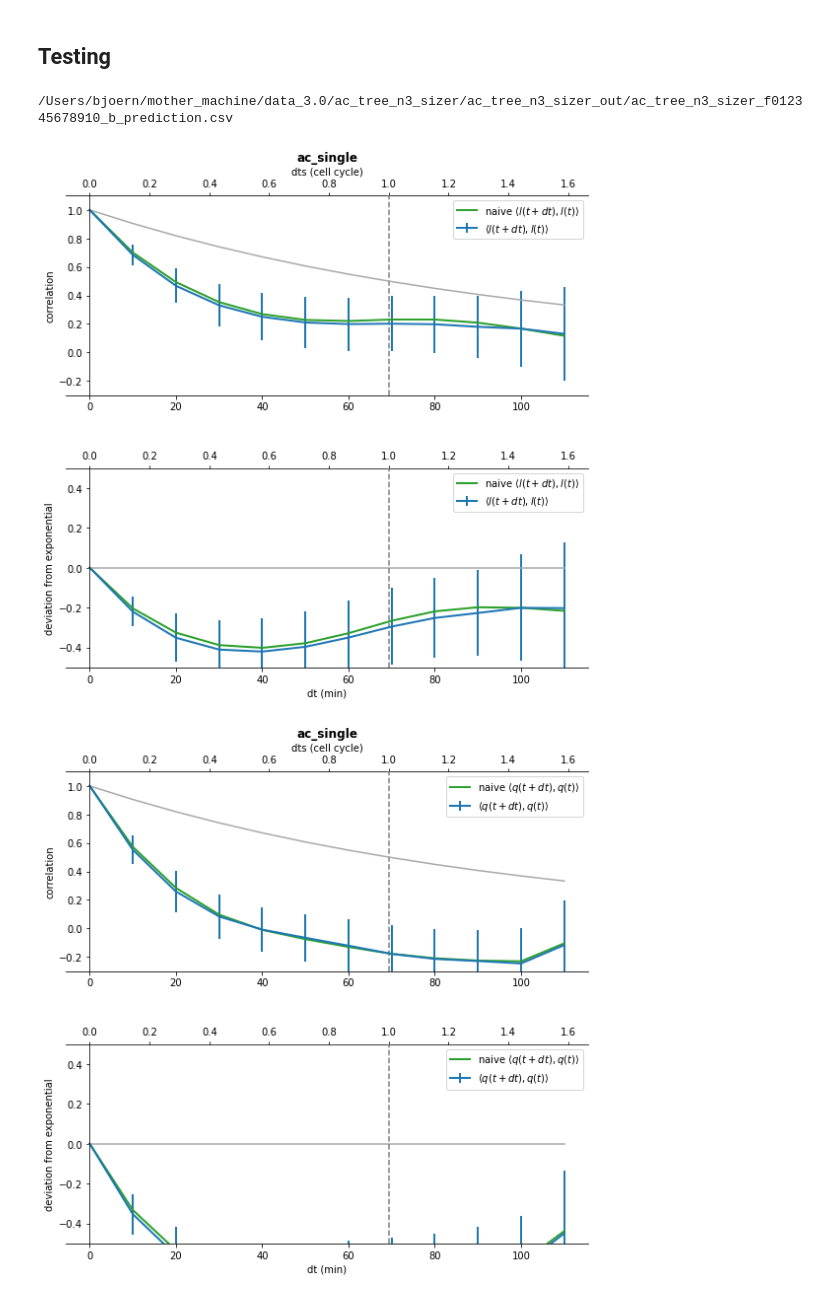
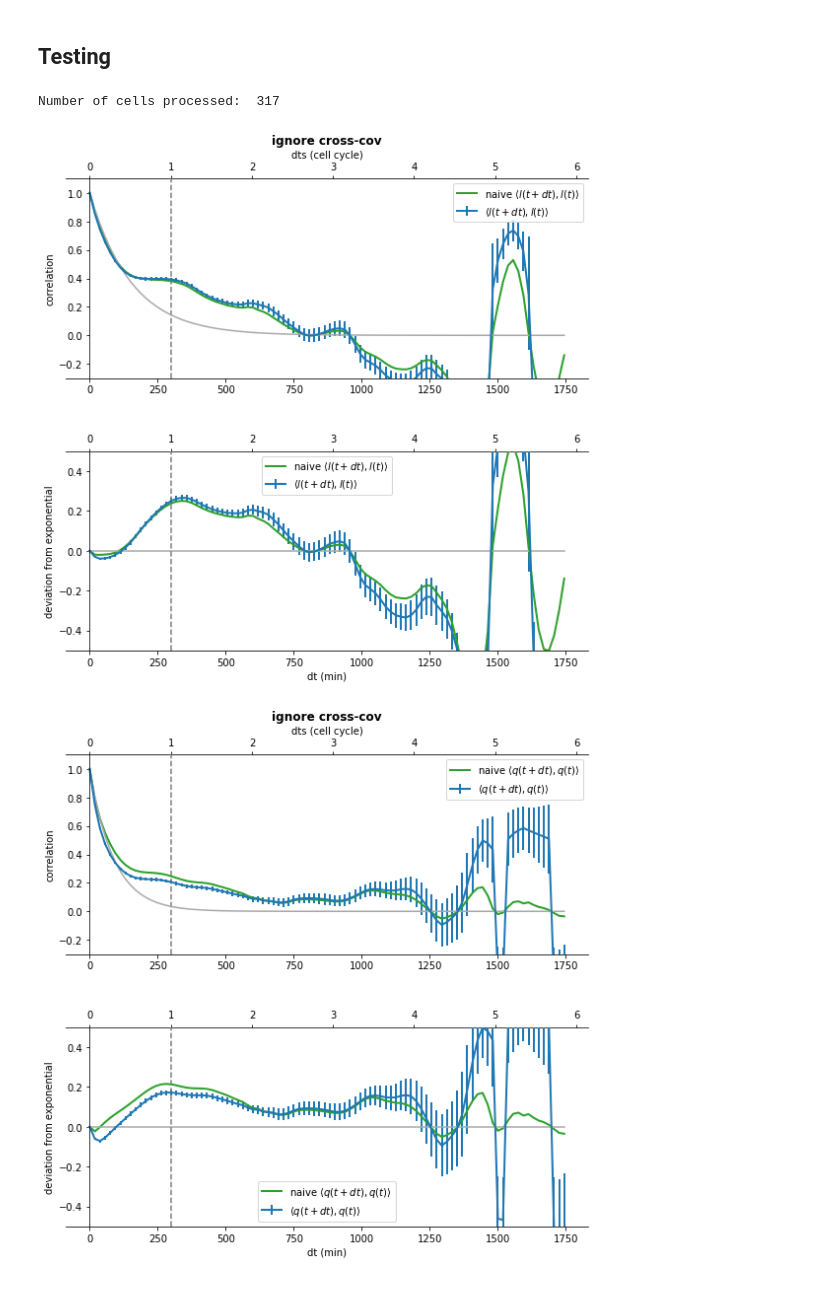
Before and after one commit to bjks/gfp_gaussian_process, a Jupyter notebook: python_src/auto_correlation_tree.ipynb, the cells around one changed output. Drawn from its saved outputs; the diff is of its cells as text; code cells hidden in the pictures.

Commit message:
square joint matrix allowing empty lines, include marginals in corr - bug fix

```diff
--- a/python_src/auto_correlation_tree.ipynb
+++ b/python_src/auto_correlation_tree.ipynb
@@ -206,7 +206,7 @@ class Correlation:
         self.n += 1
         self.m += joint.m
         if naive:
-            self.mm += joint.m * joint.m[:,np.newaxis]
+            self.mm += joint.m * joint.m[:,np.newaxis] + np.diag(joint.C)
         else:
             self.mm += joint.m * joint.m[:,np.newaxis] + joint.C
         # Equivalent to:
@@ -596,19 +596,21 @@ def tree_correlation_plot_list(correlations_list, x, y, plot_file=None, labels=[
 # %% [markdown]
 ## Testing
 # %%
-joint_filenames =['/Users/bjoern/mother_machine/data_3.0/ac_tree_n3_sizer/ac_tree_n3_sizer_out/ac_tree_n3_sizer_f012345678910_b_joints.csv']
+joint_filenames =['/Users/bjoern/mother_machine/data_4.0/acetate_hi1_test/acetate_hi1_out/acetate_hi1_f01234578910_b_joints.csv']
+
 corrs = []
-dts=[10]
+dts=[18.75]
+
+data_set = "ignore cross-cov"
 
 for jf, dt in zip(joint_filenames, dts):
     pf = jf.replace("joints", "prediction")
-    print(pf)
-    corr = files2correlation_function(jf, pf, np.arange(0, 500, dt), 0.3)
+    corr = files2correlation_function(jf, pf, np.arange(0, 2000, dt), 0.3)
     corrs.append(corr)
 
-    tree_correlation_plot(corr, "l(t+dt)", "l(t)", plot_file=plot_file, title=data_set, param_dict=read_final_params(filename))
-    tree_correlation_plot(corr, "q(t+dt)", "q(t)", plot_file=plot_file, title=data_set, param_dict=read_final_params(filename))
+    tree_correlation_plot(corr, "l(t+dt)", "l(t)", plot_file=None, title=data_set, param_dict=read_final_params(jf))
+    tree_correlation_plot(corr, "q(t+dt)", "q(t)", plot_file=None, title=data_set, param_dict=read_final_params(jf))
 # %% [output]
-/Users/bjoern/mother_machine/data_3.0/ac_tree_n3_sizer/ac_tree_n3_sizer_out/ac_tree_n3_sizer_f012345678910_b_prediction.csv
+Number of cells processed:  317
-[figure, old version]
+[figure, new version]
-[figure, old version]
+[figure, new version]
```
Also changed, not shown: parts of 3 cells of this notebook, 2 other files.
